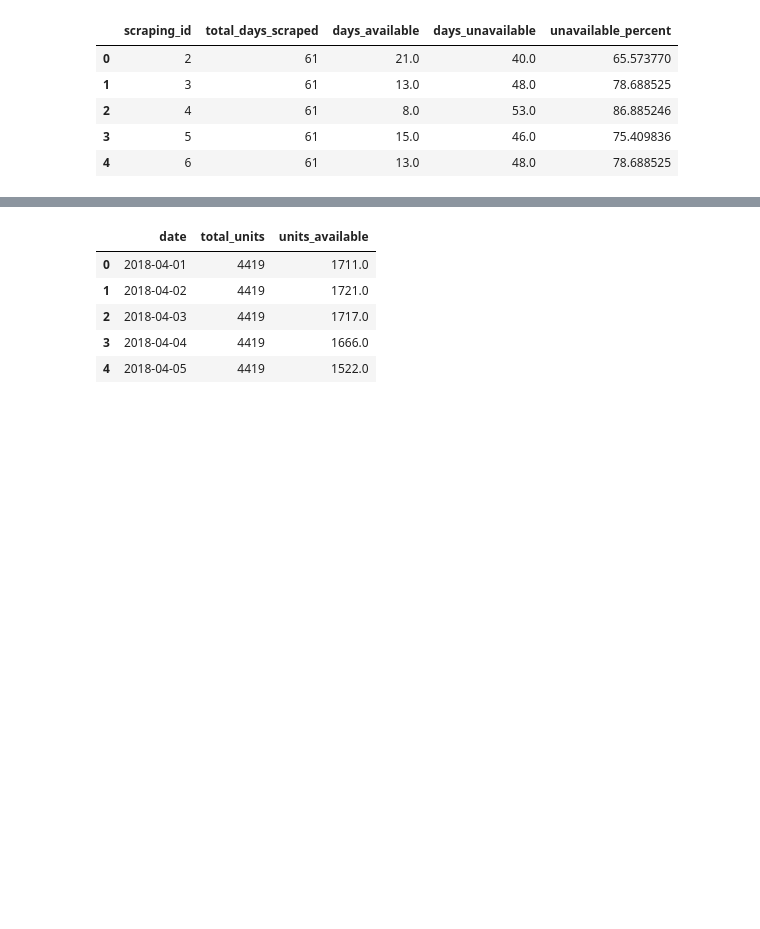
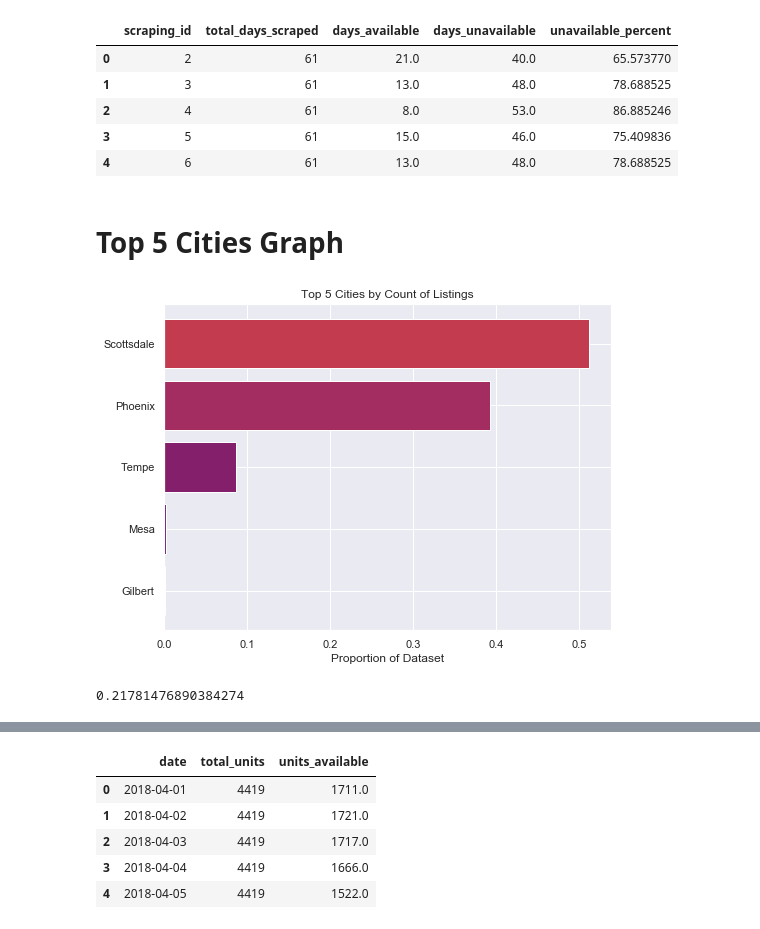
Before and after one commit to jeremyrchow/Residential_Data_Analysis, a Jupyter notebook: Analysis Notebook.ipynb, the cells around one changed output, grey strips where cells are left out. Drawn from its saved outputs; the diff is of its cells as text; code cells hidden in the pictures; blank space fills up the shorter version.

```diff
--- a/Analysis Notebook.ipynb
+++ b/Analysis Notebook.ipynb
@@ -394,3 +390,22 @@ avail_percentage.head()
 | 4 | 6 | 61 | 13.0 | 48.0 | 78.688525 |
 # %%
 pd.set_option('display.max_rows', 500)
+# %% [markdown]
+# Top 5 Cities Graph
+# %%
+fig,ax = plt.subplots(figsize=(8,6))
+ax.set_title('Top 5 Cities by Count of Listings')
+ax.set_xlabel('Proportion of Dataset')
+top_cities = avail_percentage.merge(listings[['scraping_id','city']], on = 'scraping_id').city \
+        .value_counts(normalize=True).head().sort_values(ascending = True)
+# .plot(kind='barh')
+ax.barh(top_cities.index,top_cities,color = cm.inferno_r(np.linspace(.8,.4, 6)))
+plt.savefig('graphs/top_5_cities.png', bbox_inches = "tight")
+# %% [output]
+[figure, added]
+# %%
+# What percentage of properties are booked for the entire 2 month period?
+avail_percentage[avail_percentage.days_unavailable==avail_percentage.total_days_scraped].shape[0] / \
+avail_percentage.shape[0]
+# %% [output]
+0.21781476890384274
```
Also changed, not shown: parts of 25 cells of this notebook, 4 other files.
